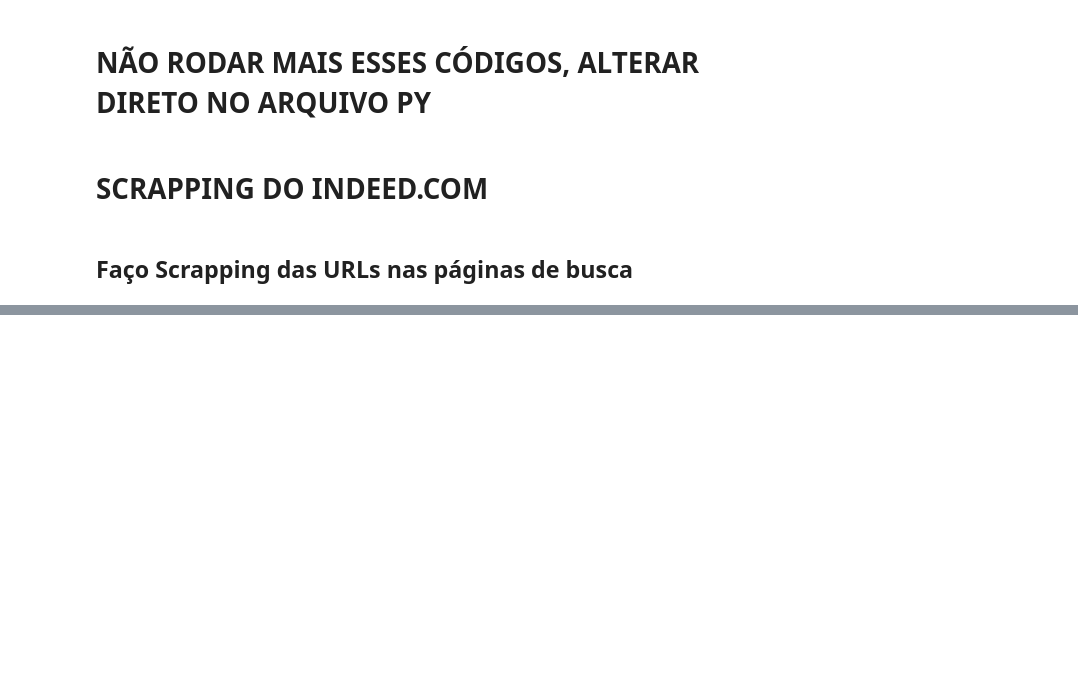
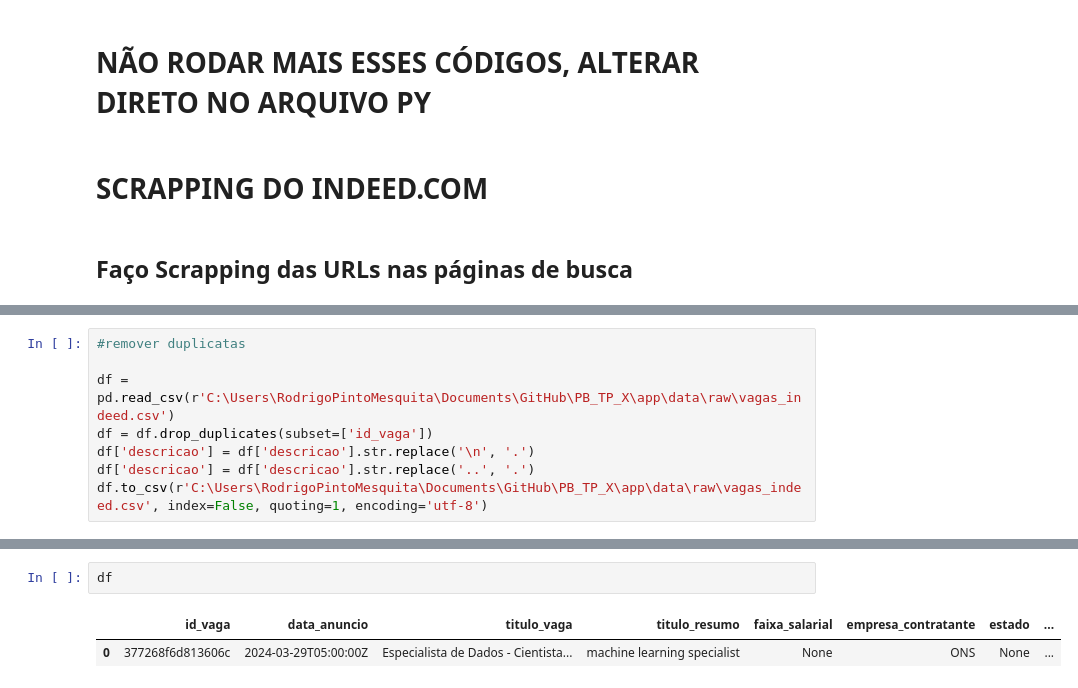
Before and after one commit to rodrigo1992-cmyk/PB_TP_X, a Jupyter notebook: app/notebooks/webscrapping.ipynb, the cells around one changed output, grey strips where cells are left out. Saved outputs shown, nothing was run; the diff lists cells and outputs as text; blank space fills up the shorter version.

```diff
--- a/app/notebooks/webscrapping.ipynb
+++ b/app/notebooks/webscrapping.ipynb
@@ -576,3 +581,11 @@ def iterar_paginas_e_extrair_dados_indeed(path_csv_links_indeed, path_csv_result
             print("JSON não encontrado no script.")
 
     df.to_csv(path_csv_resultado_indeed, index=False, quoting=1, encoding='utf-8')
+# %%
+#remover duplicatas
+
+df = pd.read_csv(r'C:\Users\RodrigoPintoMesquita\Documents\GitHub\PB_TP_X\app\data\raw\vagas_indeed.csv')
+df = df.drop_duplicates(subset=['id_vaga'])
+df['descricao'] = df['descricao'].str.replace('\n', '.')
+df['descricao'] = df['descricao'].str.replace('..', '.')
+df.to_csv(r'C:\Users\RodrigoPintoMesquita\Documents\GitHub\PB_TP_X\app\data\raw\vagas_indeed.csv', index=False, quoting=1, encoding='utf-8')
@@ -578,0 +702,5 @@ def iterar_paginas_e_extrair_dados_indeed(path_csv_links_indeed, path_csv_result
+# %%
+df
+# %% [output]
+|  | id_vaga | data_anuncio | titulo_vaga | titulo_resumo | faixa_salarial | empresa_contratante | estado | ... |
+| 0 | 377268f6d813606c | 2024-03-29T05:00:00Z | Especialista de Dados - Cientista... | machine learning specialist | None | ONS | None | ... |
```
Also changed, not shown: parts of 2 cells of this notebook, 11 other files.
